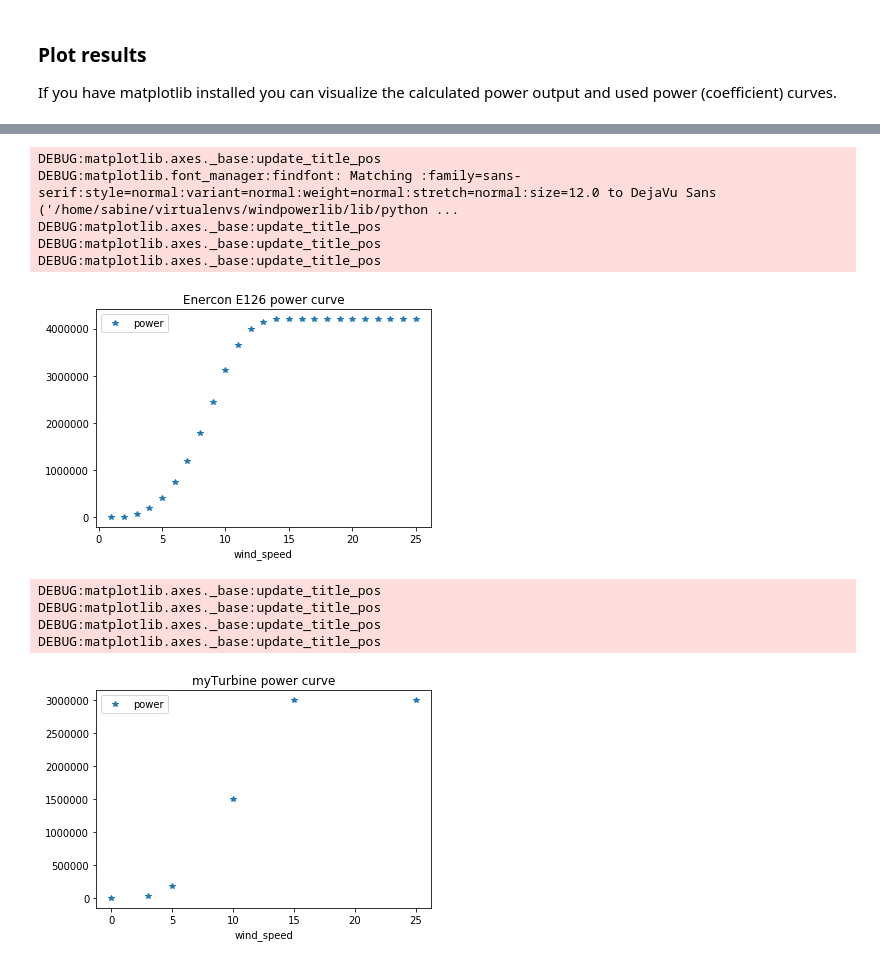
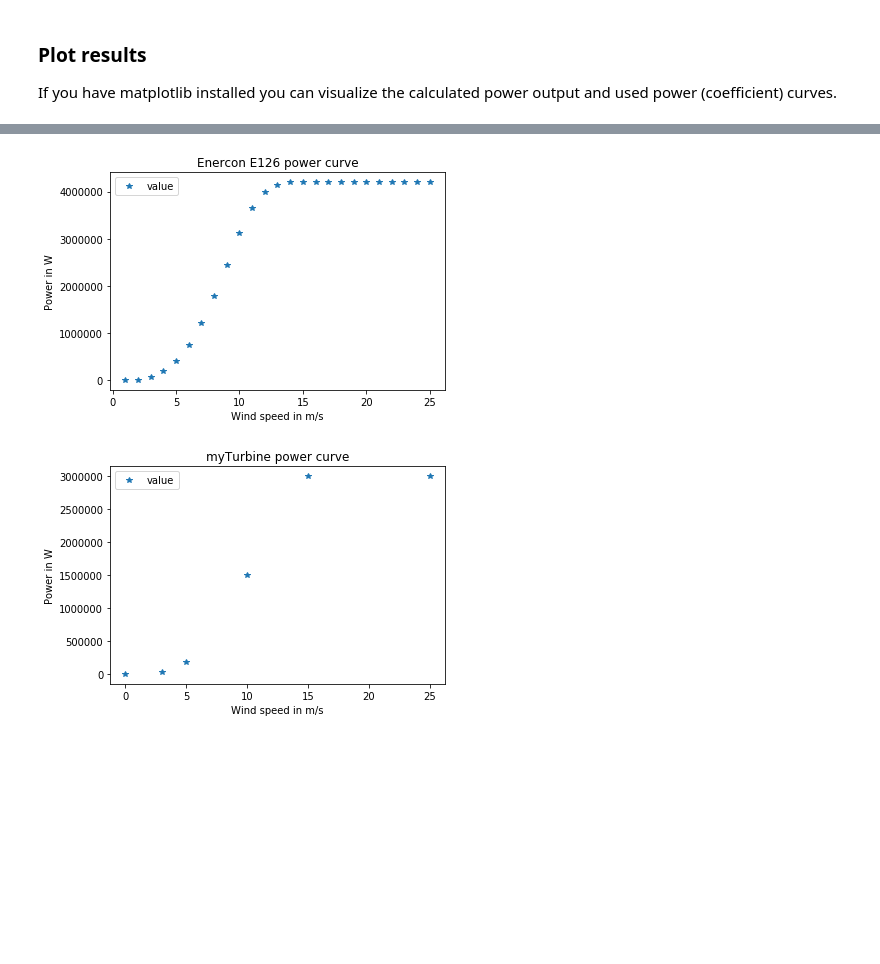
Before and after one commit to wind-python/windpowerlib, a Jupyter notebook: example/modelchain_example.ipynb, the cells around one changed output, grey strips where cells are left out. Cells and saved outputs as stored; diff of their text form; code cells hidden in the pictures; blank space fills up the shorter version.

```diff
--- a/example/modelchain_example.ipynb
+++ b/example/modelchain_example.ipynb
@@ -136,0 +137,15 @@ print(df[df["turbine_type"].str.contains("E-101")])
+# %%
+# specification of wind turbine where power curve is provided in the
+# oedb turbine library
+# if you want to use the power coefficient curve change the value of
+# 'power_coefficient_curve' to 'oedb'.
+enercon_e126 = {
+        'turbine_type': 'E-126/4200',  # turbine type as in oedb turbine library
+        'hub_height': 135,  # in m
+        'rotor_diameter': 127,  # in m (only needs to be provided when calculating the power
+                                # output using the power coefficient curve)
+        'power_curve': True,  # data is fetched from oedb, is default value
+        'nominal_power': True,  # data is fetched from oedb, is default value
+    }
+# initialize WindTurbine object
+e126 = WindTurbine(**enercon_e126)
@@ -137,17 +157,14 @@ print(df[df["turbine_type"].str.contains("E-101")])
 # %%
-# specification of own wind turbine (Note: power coefficient values and
+# specification of own wind turbine (Note: power curve values and
 # nominal power have to be in Watt)
 my_turbine = {
-    'name': 'myTurbine',
     'nominal_power': 3e6,  # in W
     'hub_height': 105,  # in m
-    'rotor_diameter': 90,  # in m
-    'power_coefficient_curve': None,  # not specified
     'power_curve': pd.DataFrame(
             data={'value': [p * 1000 for p in [
                       0.0, 26.0, 180.0, 1500.0, 3000.0, 3000.0]],  # in W
                   'wind_speed': [0.0, 3.0, 5.0, 10.0, 15.0, 25.0]})  # in m/s
     }
-# initialisze WindTurbine object
+# initialize WindTurbine object
 my_turbine = WindTurbine(**my_turbine)
 # %%
@@ -274,33 +264,32 @@ DEBUG:matplotlib.axes._base:update_title_pos
 # %%
 # plot power (coefficient) curves
 if plt:
     if e126.power_coefficient_curve is not None:
         e126.power_coefficient_curve.plot(
             x='wind_speed', y='value', style='*',
             title='Enercon E126 power coefficient curve')
+        plt.xlabel('Wind speed in m/s')
+        plt.ylabel('Power in W')
         plt.show()
     if e126.power_curve is not None:
         e126.power_curve.plot(x='wind_speed', y='value', style='*',
                               title='Enercon E126 power curve')
+        plt.xlabel('Wind speed in m/s')
+        plt.ylabel('Power in W')
         plt.show()
     if my_turbine.power_coefficient_curve is not None:
         my_turbine.power_coefficient_curve.plot(
             x='wind_speed', y='value', style='*',
             title='myTurbine power coefficient curve')
+        plt.xlabel('Wind speed in m/s')
+        plt.ylabel('Power in W')
         plt.show()
     if my_turbine.power_curve is not None:
         my_turbine.power_curve.plot(x='wind_speed', y='value', style='*',
                                     title='myTurbine power curve')
+        plt.xlabel('Wind speed in m/s')
+        plt.ylabel('Power in W')
         plt.show()
 # %% [output]
-DEBUG:matplotlib.axes._base:update_title_pos
-DEBUG:matplotlib.font_manager:findfont: Matching :family=sans-serif:style=normal:variant=normal:weight=normal:stretch=normal:size=12.0 to DejaVu Sans ('/home/sabine/virtualenvs/windpowerlib/lib/python ...
-DEBUG:matplotlib.axes._base:update_title_pos
-DEBUG:matplotlib.axes._base:update_title_pos
-DEBUG:matplotlib.axes._base:update_title_pos
-[figure, old version]
+[figure, new version]
-DEBUG:matplotlib.axes._base:update_title_pos
-DEBUG:matplotlib.axes._base:update_title_pos
-DEBUG:matplotlib.axes._base:update_title_pos
-DEBUG:matplotlib.axes._base:update_title_pos
-[figure, old version]
+[figure, new version]
```
Also changed, not shown: parts of 14 cells of this notebook.
